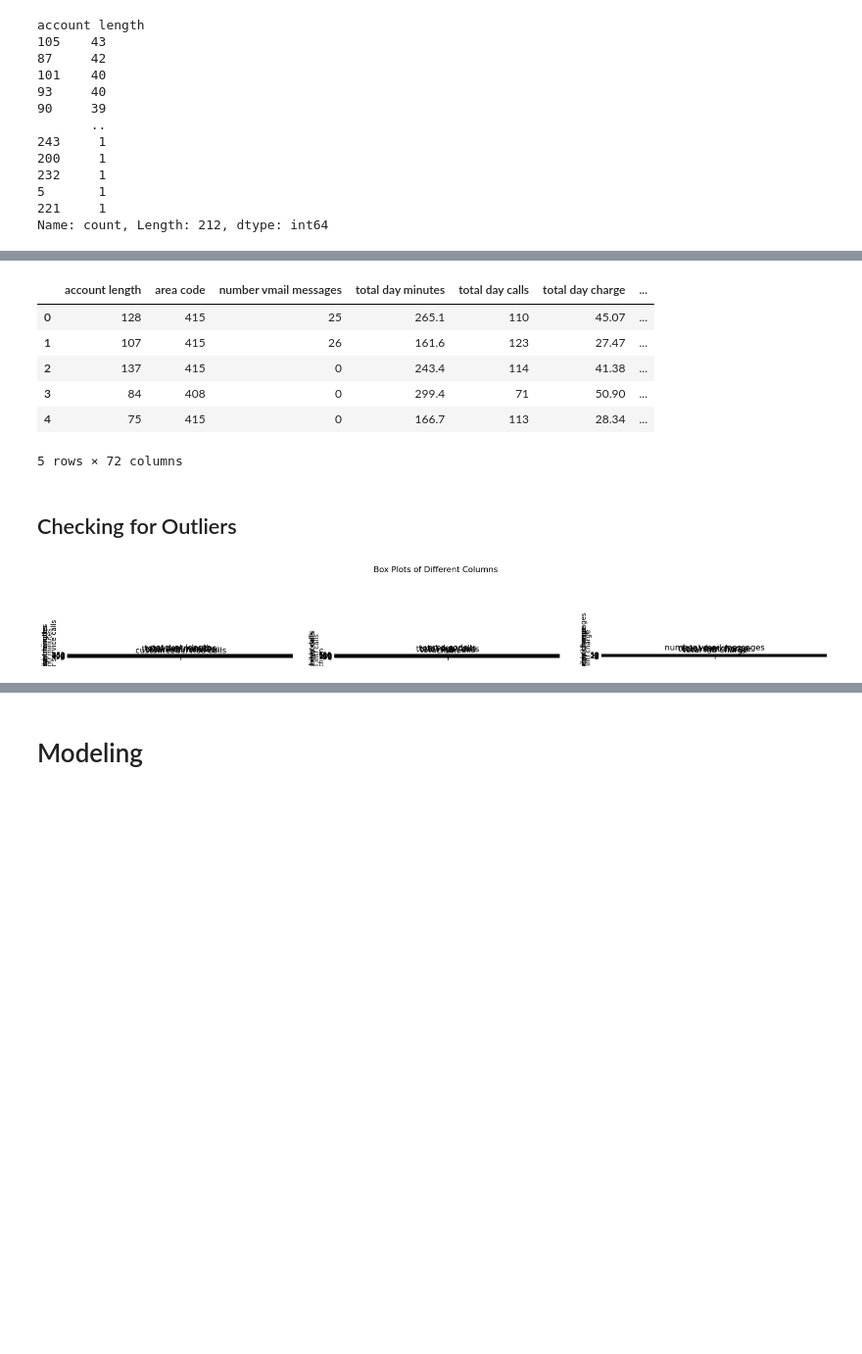
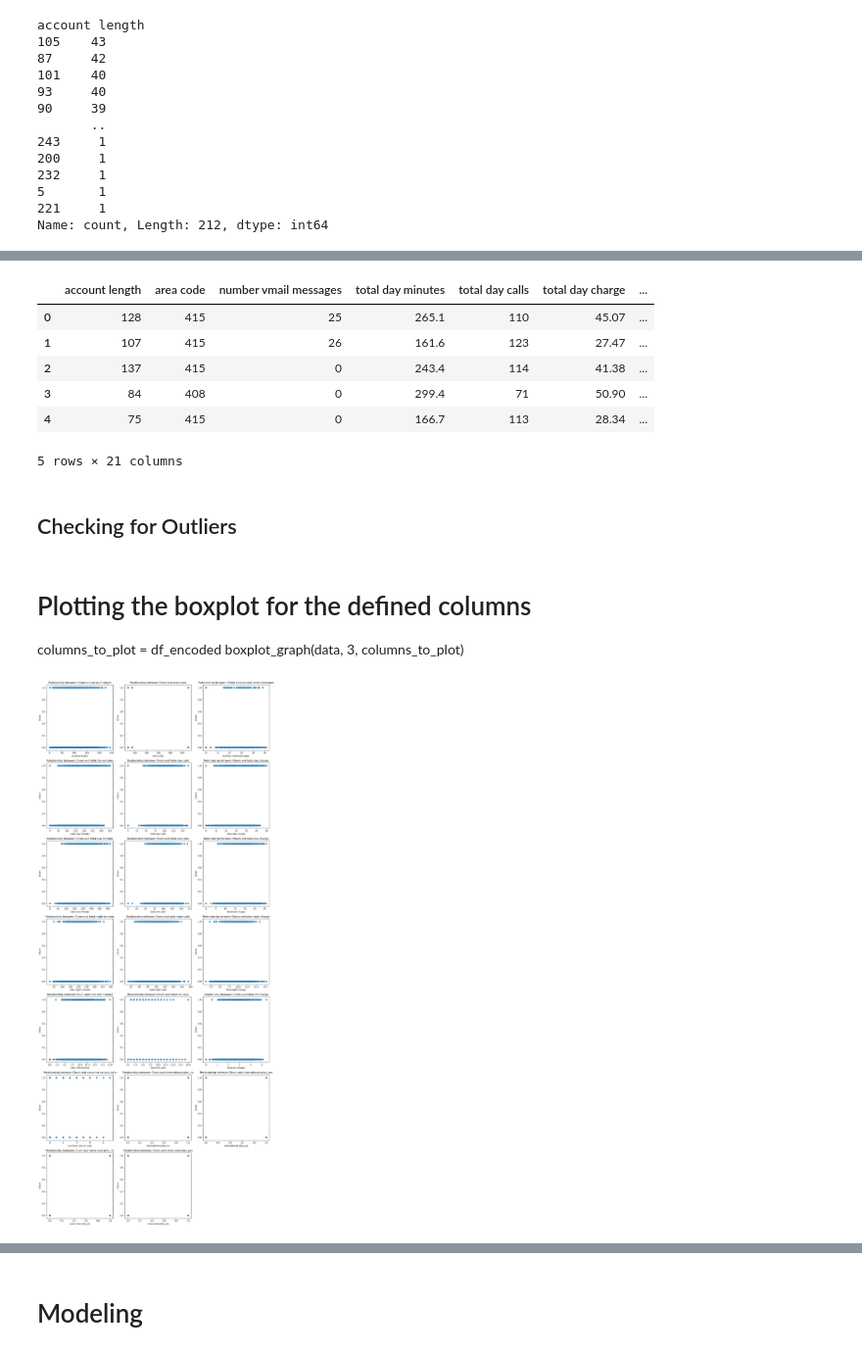
Before and after one commit to Bennie-Kibet/Phase_3_project, a Jupyter notebook: main.ipynb, the cells around one changed output, grey strips where cells are left out. Shown at 98% size. Saved outputs shown, nothing was run; the diff lists cells and outputs as text; code cells hidden in the pictures; blank space fills up the shorter version.

```diff
--- a/main.ipynb
+++ b/main.ipynb
@@ -194,4 +214,4 @@ Name: count, Length: 3333, dtype: int64
 # %%
-data.drop(columns='phone number', inplace=True)
+data.drop(columns=['phone number', 'state'], inplace=True)
 data.columns
 # %% [output]
@@ -307,7 +306,7 @@ df_encoded.head()
 | 2 | 137 | 415 | 0 | 243.4 | 114 | 41.38 | ... |
 | 3 | 84 | 408 | 0 | 299.4 | 71 | 50.90 | ... |
 | 4 | 75 | 415 | 0 | 166.7 | 113 | 28.34 | ... |
-5 rows × 72 columns
+5 rows × 21 columns
 # %% [markdown]
 ## Checking for Outliers
 # %%
@@ -344,9 +343,34 @@ def boxplot_graph(df1, number_of_columns, columns_to_plot):
     return plt.show()
-# %%
-# Plotting the boxplot for the defined columns
-columns_to_plot = data[numerical_columns]
-boxplot_graph(data, 3, columns_to_plot)
-# %% [output]
-[figure, removed]
+# %% [markdown]
+# Plotting the boxplot for the defined columns
+columns_to_plot = df_encoded
+boxplot_graph(data, 3, columns_to_plot)
+# %%
+# Examine the relationships between 'churn' and several independent variables through scatter plots
+variables = df_encoded.drop('churn', axis=1)
+num_rows = math.ceil(len(variables.columns) / 3)  # Calculate the number of rows for the subplots
+
+# Set up a grid of subplots for visualizing relationships
+fig, axes = plt.subplots(num_rows, 3, figsize=(15, num_rows * 5))
+axes = axes.flatten()  # prevents indexing issues
+
+# Plot scatter plots to explore how each independent variable affects 'price'
+for i, var in enumerate(variables.columns):
+    row = i // 3  # Compute the row index
+    col = i % 3   # Compute the column index
+    axes[i].scatter(df_encoded[var], df_encoded['churn'])
+    axes[i].set_xlabel(var)  # X-axis label
+    axes[i].set_ylabel('Churn')  # Y-axis label
+    axes[i].set_title(f'Relationship between Churn and {var}')  # Plot title
+
+# Hide unused subplots
+for j in range(i + 1, len(axes)):
+    axes[j].set_visible(False)
+
+# Adjust layout to avoid overlap of subplots
+plt.tight_layout()
+plt.show()
+# %% [output]
+[figure, added]
 # %%
 # plot heatmap to show the relationship between various variables
```
Also changed, not shown: parts of 7 cells of this notebook.
